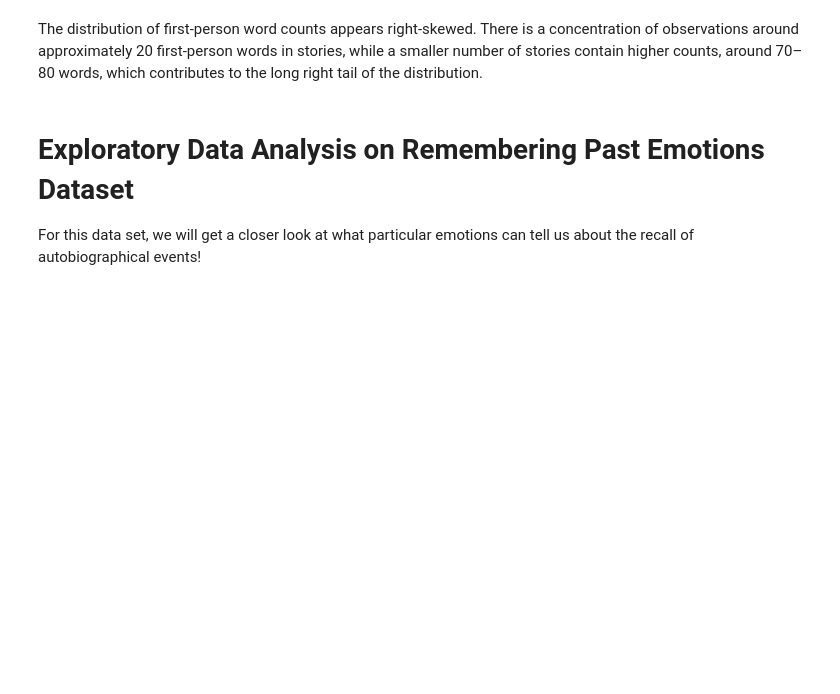
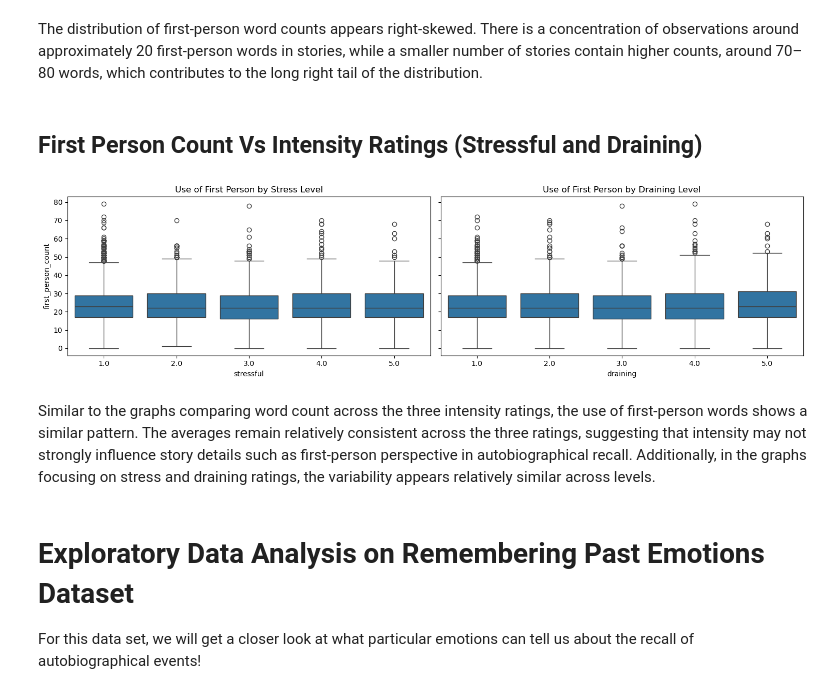
Before and after one commit to emw017/Group125_WI26, a Jupyter notebook: 03-FinalProject.ipynb, the cells around one changed output. Drawn from its saved outputs; the diff is of its cells as text; code cells hidden in the pictures; blank space fills up the shorter version.

```diff
--- a/03-FinalProject.ipynb
+++ b/03-FinalProject.ipynb
@@ -194,6 +194,27 @@ plt.show()
 [figure]
 # %% [markdown]
 The distribution of first-person word counts appears right-skewed. There is a concentration of observations around approximately 20 first-person words in stories, while a smaller number of stories contain higher counts, around 70–80 words, which contributes to the long right tail of the distribution.
+# %% [markdown]
+## First Person Count Vs Intensity Ratings (Stressful and Draining)
+# %%
+fig, axes = plt.subplots(1, 2, figsize=(15, 4), sharey=True)
+
+sns.boxplot(data=hippo, x='stressful', y='first_person_count', ax=axes[0])
+axes[0].set_title('Use of First Person by Stress Level')
+axes[0].set_xlabel('stressful')
+axes[0].set_ylabel('first_person_count')
+
+sns.boxplot(data=hippo, x='draining', y='first_person_count', ax=axes[1])
+axes[1].set_title('Use of First Person by Draining Level')
+axes[1].set_xlabel('draining')
+axes[1].set_ylabel('')
+
+plt.tight_layout()
+plt.show()
+# %% [output]
+[figure, added]
+# %% [markdown]
+Similar to the graphs comparing word count across the three intensity ratings, the use of first-person words shows a similar pattern. The averages remain relatively consistent across the three ratings, suggesting that intensity may not strongly influence story details such as first-person perspective in autobiographical recall. Additionally, in the graphs focusing on stress and draining ratings, the variability appears relatively similar across levels.
 # %% [markdown]
 # Exploratory Data Analysis on Remembering Past Emotions Dataset
 
```
Also changed, not shown: parts of 6 cells of this notebook.
